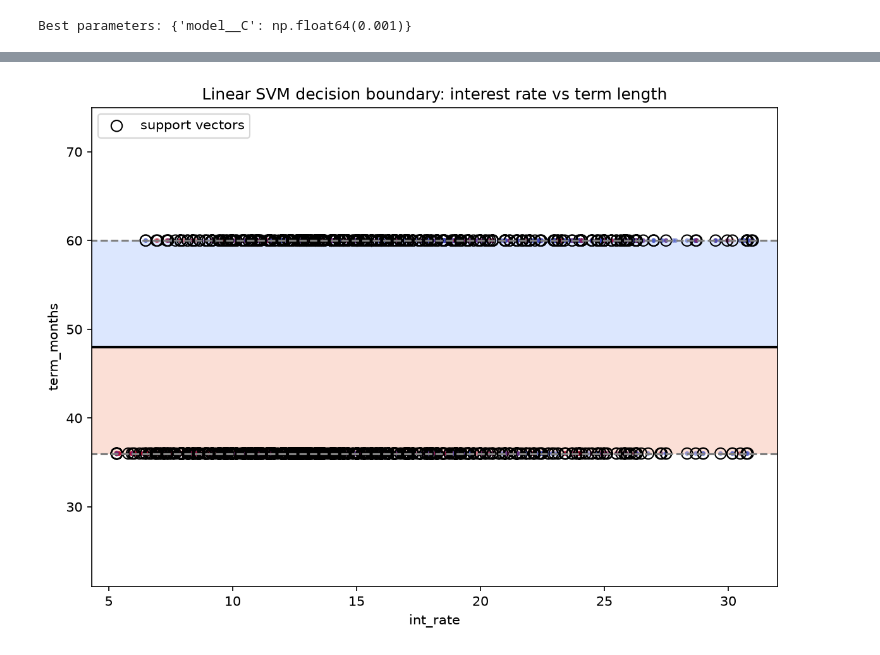
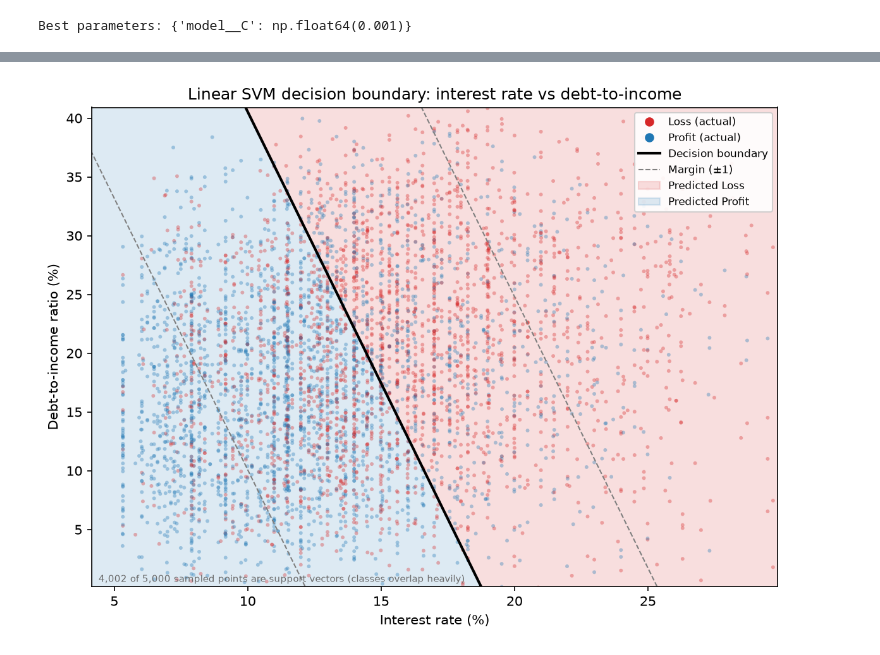
Before and after one commit to nicohaines/Classification-for-Predicting-P2P-Loan-Profitability, a Jupyter notebook: algorithms/SVM.ipynb, the cells around one changed output, grey strips where cells are left out. Drawn from its saved outputs; the diff is of its cells as text; code cells hidden in the pictures.

```diff
--- a/algorithms/SVM.ipynb
+++ b/algorithms/SVM.ipynb
@@ -240,57 +266,82 @@ Gap:            -0.0006084993113421033
 # %%
-# --- SVM decision-boundary visualization (2 most important features) ---
-# int_rate (interest rate %) x term_months (36/60). This is a standalone 2D
+# --- SVM decision-boundary visualization (2 features) ---
+# int_rate (interest rate %) x dti (debt-to-income %). This is a standalone 2D
 # SVM used ONLY for illustration -- it is not the full model in svm_pipe.
-# updated: grade got dropped in the new cleaning (it's basically a bucketed int_rate) so int_rate replaces it
+# updated: swapped term_months for dti -- term only has 2 values (36/60) so the old plot was just two stripes
+# with a flat line between them. dti is continuous, so the boundary actually tilts through a cloud of points.
+# int_rate + dti separate the classes about as well as any 2 continuous features (2D AUC ~0.68),
+# but there's still heavy overlap -- this shows the trend, not a clean split.
 
-feat1, feat2 = "int_rate", "term_months"
+from matplotlib.colors import ListedColormap
+from matplotlib.lines import Line2D
+from matplotlib.patches import Patch
+
+feat1, feat2 = "int_rate", "dti"
 
 # updated: random 5000 row sample -- SVC(kernel="linear") gets really slow on 400k+ rows and the plot looks the same
-df2 = X_train[[feat1, feat2]].sample(5000, random_state=preprocessing.RANDOM_STATE)
+# updated: drop the few NaN dti rows first, SVC can't handle NaN
+df2 = X_train[[feat1, feat2]].dropna().sample(5000, random_state=preprocessing.RANDOM_STATE)
 y2 = y_train.loc[df2.index]
 
 # standalone 2D pipeline: same scaling + linear SVM as the main model
 pipe2 = make_pipeline(StandardScaler(), SVC(kernel="linear", C=1))
 pipe2.fit(df2, y2)
 
 svc = pipe2.named_steps["svc"]
 scaler = pipe2.named_steps["standardscaler"]
 
-# mesh grid over a margin beyond the data range
-x1 = np.linspace(df2[feat1].min() - 1, df2[feat1].max() + 1, 400)
-x2 = np.linspace(df2[feat2].min() - 15, df2[feat2].max() + 15, 400)
+# updated: axis limits from the 1st-99th percentile + a small margin
+# dti has outliers way out at 500+ (99th pct is ~39), using min/max would squash everything into a corner
+lo1, hi1 = df2[feat1].quantile([0.01, 0.99])
+lo2, hi2 = df2[feat2].quantile([0.01, 0.99])
+pad1, pad2 = 0.05 * (hi1 - lo1), 0.05 * (hi2 - lo2)
+x1 = np.linspace(lo1 - pad1, hi1 + pad1, 400)
+x2 = np.linspace(lo2 - pad2, hi2 + pad2, 400)
 XX, YY = np.meshgrid(x1, x2)
 
 # predict the decision function on the grid using the SAME fitted scaler
 grid_pts = np.column_stack([XX.ravel(), YY.ravel()])
 Z = svc.decision_function(scaler.transform(grid_pts)).reshape(XX.shape)
 
+# Loss = 0 -> red, Profit = 1 -> blue
+loss_color, profit_color = "#d62728", "#1f77b4"
+class_cmap = ListedColormap([loss_color, profit_color])
+
 fig, ax = plt.subplots(figsize=(8, 6), dpi=150)
 
-# class-colored regions
-ax.contourf(XX, YY, Z, levels=[-1, 0, 1], alpha=0.3,
-            cmap="coolwarm")
+# updated: shade the WHOLE predicted region on each side of the line (before it only shaded inside the margins)
+ax.contourf(XX, YY, Z, levels=[Z.min(), 0, Z.max()], cmap=class_cmap, alpha=0.15)
+
+# data points, colored by true class -- small + transparent so you can see where each class is dense
+ax.scatter(df2[feat1], df2[feat2], c=y2.values, cmap=class_cmap,
+           s=8, alpha=0.35, edgecolors="none")
 
 # the hyperplane (zero contour)
 ax.contour(XX, YY, Z, levels=[0], colors="black", linewidths=2)
 
 # margin boundaries (+/- 1 on the scaled decision function)
-ax.contour(XX, YY, Z, levels=[-1, 1], linestyles="--", colors="gray")
+ax.contour(XX, YY, Z, levels=[-1, 1], linestyles="--", colors="gray", linewidths=1)
 
-# data points, colored by class
-ax.scatter(df2[feat1], df2[feat2], c=y2.values, cmap="coolwarm",
-           s=12, alpha=0.5, edgecolors="none")
+# updated: no support-vector circles -- with this much overlap almost every point is a support vector,
+# so the circles just covered the whole plot. report how many there are instead.
+n_sv = svc.n_support_.sum()
 
-# support vectors (transformed back from scaled space)
-sv = scaler.inverse_transform(svc.support_vectors_)
-ax.scatter(sv[:, 0], sv[:, 1], s=70, facecolors="none",
-           edgecolors="black", linewidths=1, label="support vectors")
-
-ax.set_xlabel(feat1)
-ax.set_ylabel(feat2)
-ax.set_title("Linear SVM decision boundary: interest rate vs term length")
-ax.legend(loc="upper left")
+ax.set_xlim(x1[0], x1[-1])
+ax.set_ylim(x2[0], x2[-1])
+ax.set_xlabel("Interest rate (%)")
+ax.set_ylabel("Debt-to-income ratio (%)")
+ax.set_title("Linear SVM decision boundary: interest rate vs debt-to-income")
+ax.legend(handles=[
+    Line2D([0], [0], marker="o", ls="", color=loss_color, label="Loss (actual)"),
+    Line2D([0], [0], marker="o", ls="", color=profit_color, label="Profit (actual)"),
+    Line2D([0], [0], color="black", lw=2, label="Decision boundary"),
+    Line2D([0], [0], color="gray", ls="--", lw=1, label="Margin (±1)"),
+    Patch(color=loss_color, alpha=0.15, label="Predicted Loss"),
+    Patch(color=profit_color, alpha=0.15, label="Predicted Profit"),
+], loc="upper right", fontsize=8, framealpha=0.9)
+ax.text(0.01, 0.01, f"{n_sv:,} of {len(df2):,} sampled points are support vectors (classes overlap heavily)",
+        transform=ax.transAxes, fontsize=7, color="dimgray")
 plt.tight_layout()
 plt.show()
 # %% [output]
-[figure, old version]
+[figure, new version]
```
Also changed, not shown: parts of 8 cells of this notebook, 4 other files.
